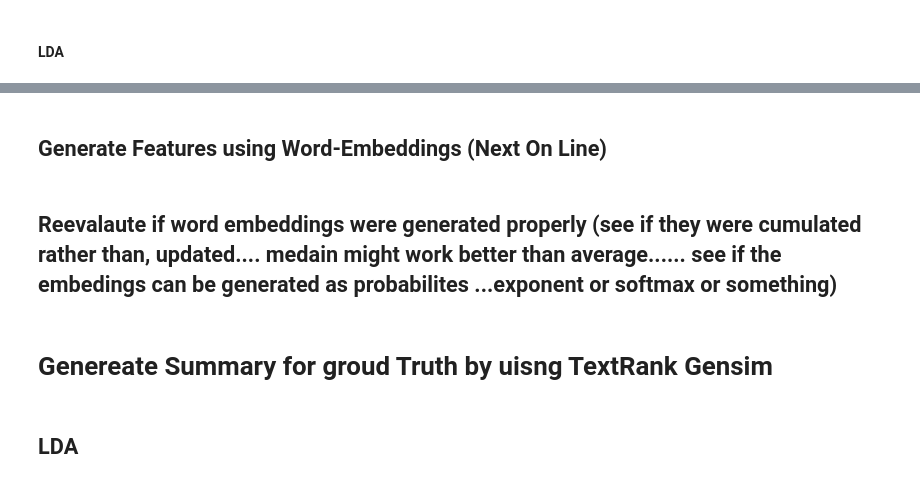
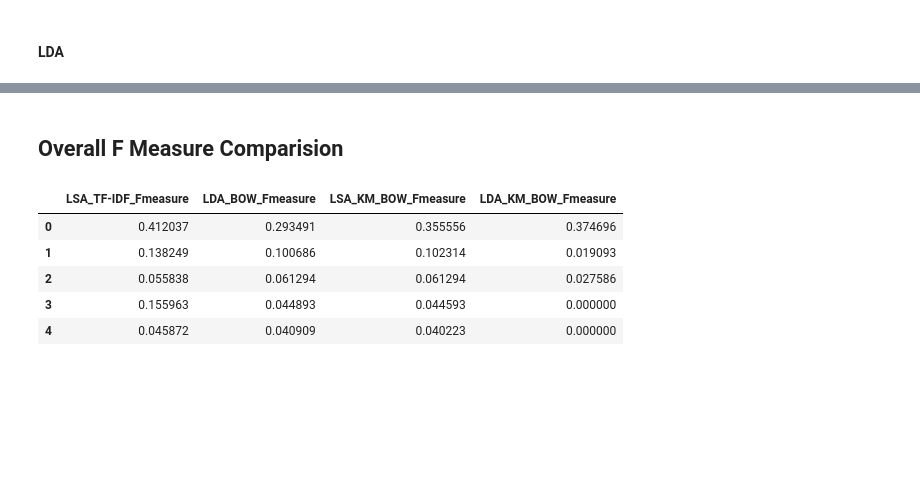
Before and after one commit to splAcharya/Extractive_Text_Summarization, a Jupyter notebook: ExTs.ipynb, the cells around one changed output, grey strips where cells are left out. Saved outputs shown, nothing was run; the diff lists cells and outputs as text; code cells hidden in the pictures; blank space fills up the shorter version.

```diff
--- a/ExTs.ipynb
+++ b/ExTs.ipynb
@@ -1834,8 +1849,20 @@ plt.show()
-# %% [markdown]
-## Generate Features using Word-Embeddings (Next On Line)
-# %% [markdown]
-## Reevalaute if word embeddings were generated properly (see if they were cumulated rather than, updated....  medain might work better than average...... see if the embedings can be generated as probabilites ...exponent or softmax or something)
-# %% [markdown]
-# Genereate Summary for groud Truth by uisng TextRank Gensim
-# %% [markdown]
-## LDA
+# %% [markdown]
+## Overall F Measure Comparision
+# %%
+fm_comparision_df = pd.DataFrame()
+
+fm_comparision_df["LSA_TF-IDF_Fmeasure"] = [tfidf_lsa_1gram_rouge.fmeasure, tfidf_lsa_2gram_rouge.fmeasure, tfidf_lsa_3gram_rouge.fmeasure, tfidf_lsa_4gram_rouge.fmeasure, tfidf_lsa_5gram_rouge.fmeasure]
+fm_comparision_df["LDA_BOW_Fmeasure"] = [bow_lda_1gram_rouge.fmeasure, bow_lda_2gram_rouge.fmeasure, bow_lda_3gram_rouge.fmeasure, bow_lda_4gram_rouge.fmeasure, bow_lda_5gram_rouge.fmeasure]
+
+fm_comparision_df["LSA_KM_BOW_Fmeasure"] = [bow_lsa_kmeans_1gram_rouge.fmeasure, bow_lsa_kmeans_2gram_rouge.fmeasure, bow_lsa_kmeans_3gram_rouge.fmeasure, bow_lsa_kmeans_4gram_rouge.fmeasure, bow_lsa_kmeans_5gram_rouge.fmeasure]
+
+fm_comparision_df["LDA_KM_BOW_Fmeasure"] = [bow_lda_kmeans_1gram_rouge.fmeasure, bow_lda_kmeans_2gram_rouge.fmeasure, bow_lda_kmeans_3gram_rouge.fmeasure, bow_lda_kmeans_4gram_rouge.fmeasure, bow_lda_kmeans_5gram_rouge.fmeasure]
+
+fm_comparision_df
+# %% [output]
+|  | LSA_TF-IDF_Fmeasure | LDA_BOW_Fmeasure | LSA_KM_BOW_Fmeasure | LDA_KM_BOW_Fmeasure |
+| 0 | 0.412037 | 0.293491 | 0.355556 | 0.374696 |
+| 1 | 0.138249 | 0.100686 | 0.102314 | 0.019093 |
+| 2 | 0.055838 | 0.061294 | 0.061294 | 0.027586 |
+| 3 | 0.155963 | 0.044893 | 0.044593 | 0.000000 |
+| 4 | 0.045872 | 0.040909 | 0.040223 | 0.000000 |
```
Also changed, not shown: parts of 109 cells of this notebook.
